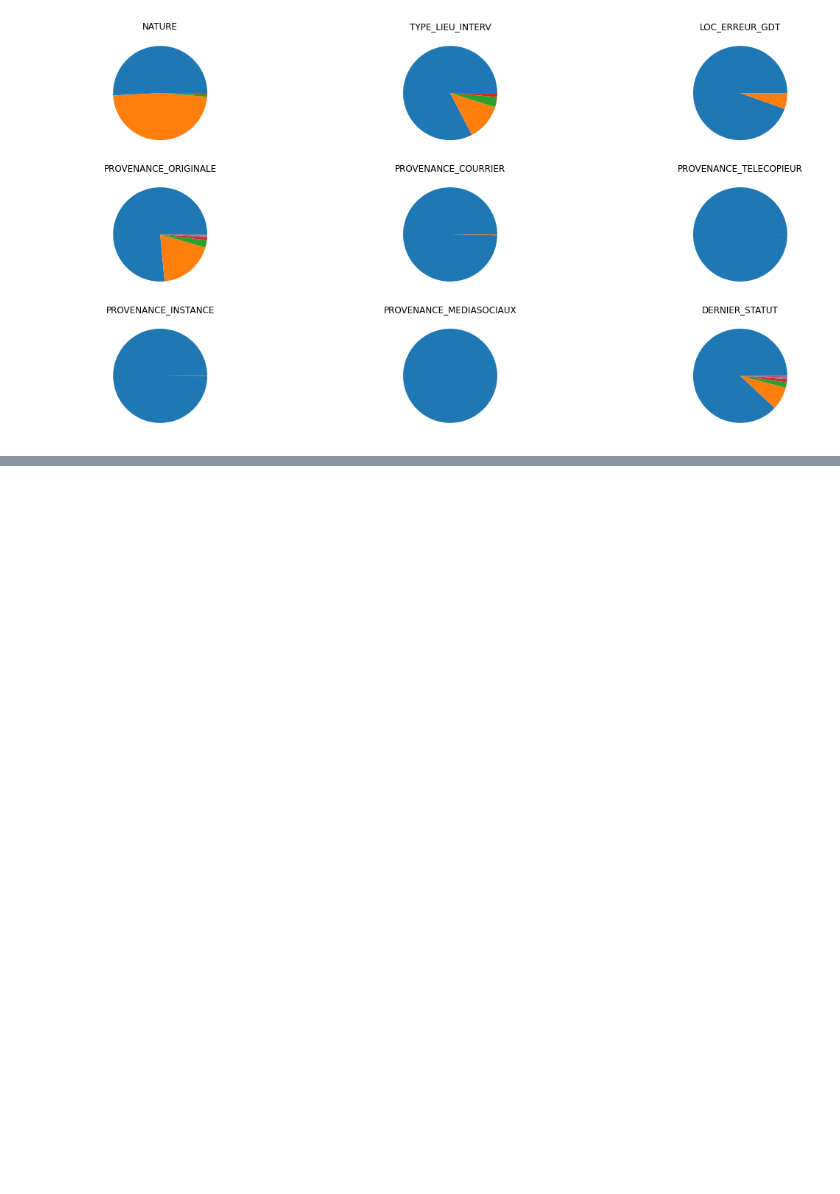
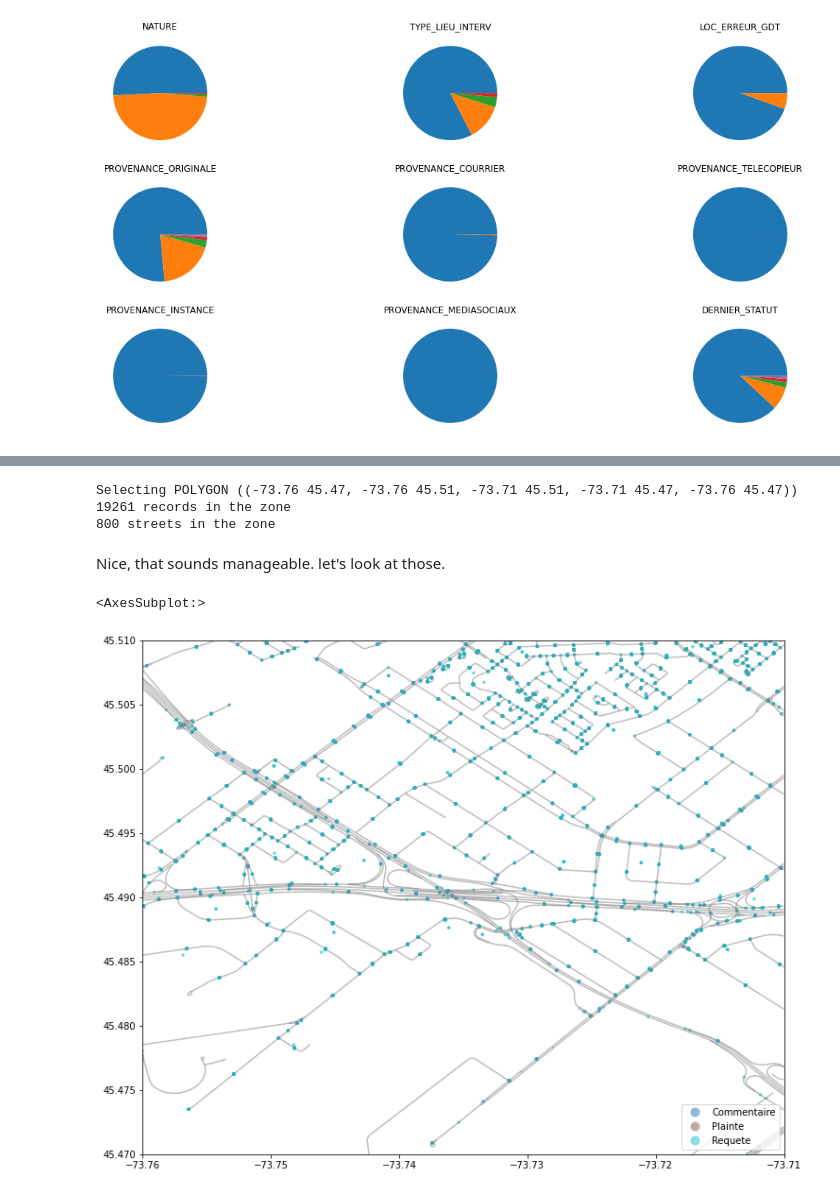
Before and after one commit to satuelisa/Requetes311, a Jupyter notebook: CaseStudy.ipynb, the cells around one changed output, grey strips where cells are left out. Cells and saved outputs as stored; diff of their text form; code cells hidden in the pictures; blank space fills up the shorter version.

```diff
--- a/CaseStudy.ipynb
+++ b/CaseStudy.ipynb
@@ -259,0 +285,6 @@ Adding the streets. This takes a long time.
+# %%
+city = quebec[quebec['res_nm_reg'] == 'Montréal'].geometry
+print(city)
+print(len(streets), 'streets in total')
+citystreets = streets.clip(city) # need to install the pygeos package with pip for this to work
+print(len(citystreets), 'of them in Montreal')
@@ -341,0 +403,47 @@ Those numerical codes 0, 1, 2, 3, ..., seems like categories. Let's consult [the
+# %%
+# reorganize the info for a more geo-reference friendly format
+from shapely.geometry import Point, Polygon # make sure shapely is installed with pip
+
+# select a zone to visualize
+xlim = [-73.76, -73.71]
+ylim = [45.47, 45.51]
+# this is just a rectangle, really
+zone = Polygon([(xlim[0], ylim[0]),
+                (xlim[0], ylim[1]),
+                (xlim[1], ylim[1]),
+                (xlim[1], ylim[0]),
+                (xlim[0], ylim[0])])
+print('Selecting', zone)
+
+# which points are inside this area
+inside = valid.loc[ (valid['LOC_LONG'] > xlim[0]) &
+                    (valid['LOC_LONG'] < xlim[1]) &
+                    (valid['LOC_LAT'] > ylim[0]) &
+                    (valid['LOC_LAT'] < ylim[1]) ]
+
+print(len(inside), 'records in the zone')
+# make a geo-references frame of them
+coords = [ Point(xy) for xy in zip(inside['LOC_LONG'], inside['LOC_LAT']) ]
+r = gpd.GeoDataFrame(inside, geometry = coords)
+
+s = citystreets.clip(zone) # clip the street map further
+print(len(s), 'streets in the zone')
+# %% [output]
+Selecting POLYGON ((-73.76 45.47, -73.76 45.51, -73.71 45.51, -73.71 45.47, -73.76 45.47))
+19261 records in the zone
+800 streets in the zone
+# %% [markdown]
+Nice, that sounds manageable. let's look at those.
+# %%
+fig, ax = plt.subplots(1, 1)
+plt.xlim(xlim)
+plt.ylim(ylim)
+s.plot(color = 'gray', ax = ax, alpha = 0.5) # draw the streets
+# draw the records with colors by category and a legend
+r.plot(column = 'NATURE', categorical = True, legend = True,
+       markersize = 6, alpha = 0.5, ax = ax)
+
+# TODO: better color palette, a zone that includes all four types
+# %% [output]
+<AxesSubplot:>
+[figure, added]
```
Also changed, not shown: parts of 12 cells of this notebook.
